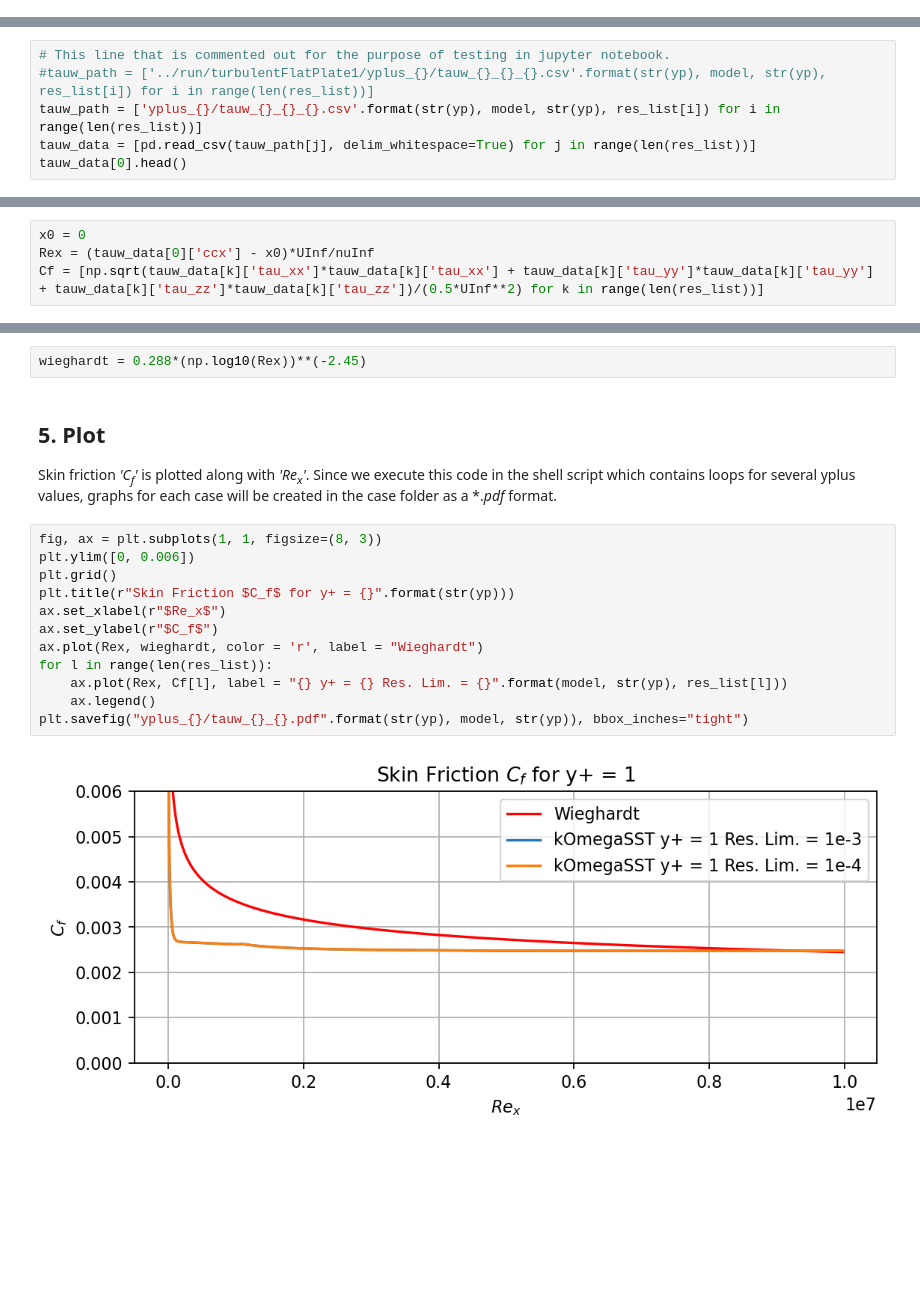
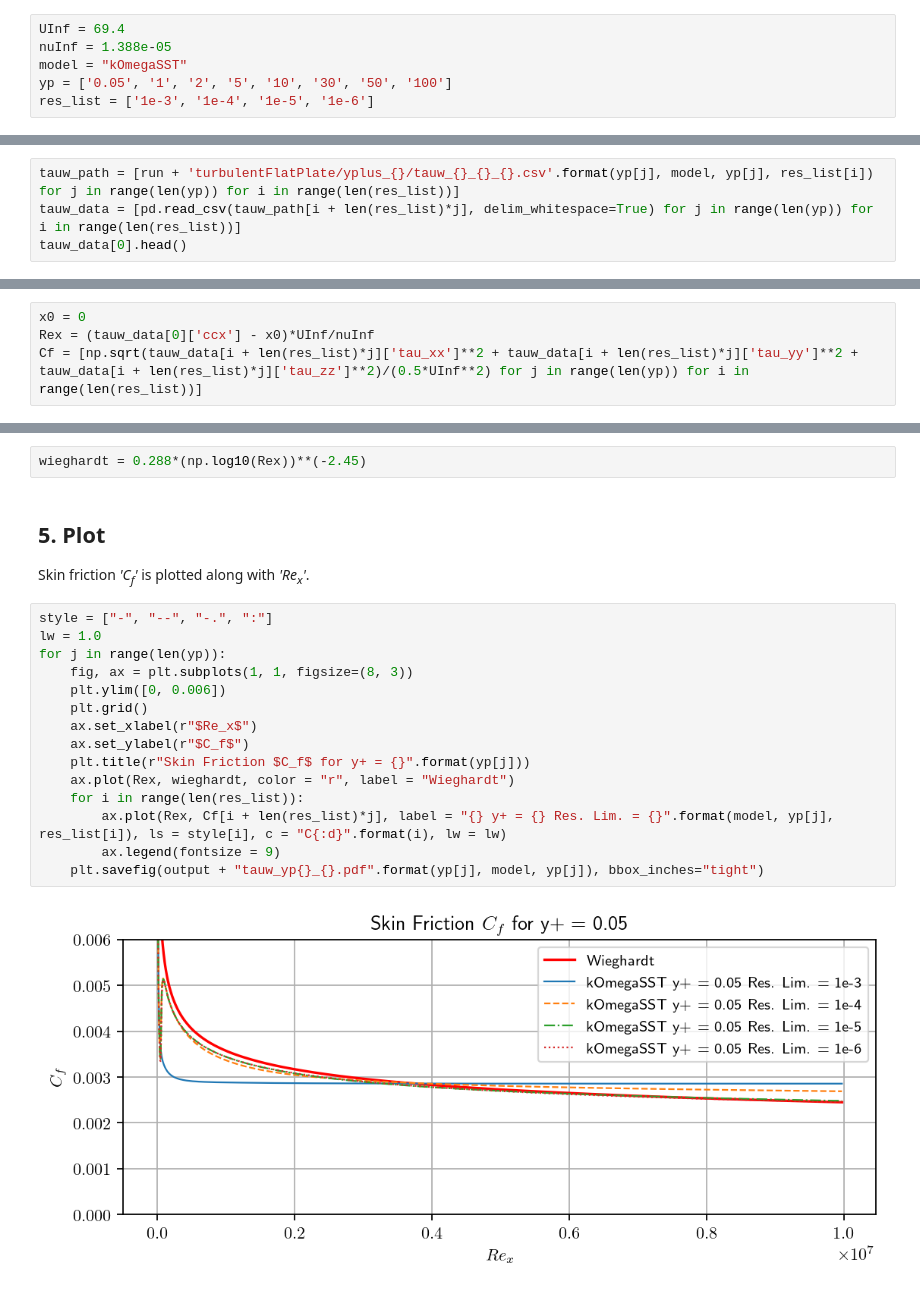
Before and after one commit to AndreWeiner/wall_modeling, a Jupyter notebook: notebooks/PlotCf.ipynb, the cells around one changed output, grey strips where cells are left out. Saved outputs shown, nothing was run; the diff lists cells and outputs as text; blank space fills up the shorter version.

```diff
--- a/notebooks/PlotCf.ipynb
+++ b/notebooks/PlotCf.ipynb
@@ -41,2 +24,8 @@ res_list = res_list[1:]
+# %%
+UInf = 69.4
+nuInf = 1.388e-05
+model = "kOmegaSST"
+yp = ['0.05', '1', '2', '5', '10', '30', '50', '100']
+res_list = ['1e-3', '1e-4', '1e-5', '1e-6']
 # %% [markdown]
 ## **2. Load Data**
@@ -44,8 +33,6 @@ A \*.*csv* file that is created during simulation is loaded to python. For this
 # %%
-# This line that is commented out for the purpose of testing in jupyter notebook.
-#tauw_path = ['../run/turbulentFlatPlate1/yplus_{}/tauw_{}_{}_{}.csv'.format(str(yp), model, str(yp), res_list[i]) for i in range(len(res_list))]
-tauw_path = ['yplus_{}/tauw_{}_{}_{}.csv'.format(str(yp), model, str(yp), res_list[i]) for i in range(len(res_list))]
-tauw_data = [pd.read_csv(tauw_path[j], delim_whitespace=True) for j in range(len(res_list))]
+tauw_path = [run + 'turbulentFlatPlate/yplus_{}/tauw_{}_{}_{}.csv'.format(yp[j], model, yp[j], res_list[i]) for j in range(len(yp)) for i in range(len(res_list))]
+tauw_data = [pd.read_csv(tauw_path[i + len(res_list)*j], delim_whitespace=True) for j in range(len(yp)) for i in range(len(res_list))]
 tauw_data[0].head()
 # %% [output]
 |  | ccx | tau_xx | tau_yy | tau_zz |
@@ -61,7 +48,7 @@ tauw_data[0].head()
 # %%
 x0 = 0
 Rex = (tauw_data[0]['ccx'] - x0)*UInf/nuInf
-Cf = [np.sqrt(tauw_data[k]['tau_xx']*tauw_data[k]['tau_xx'] + tauw_data[k]['tau_yy']*tauw_data[k]['tau_yy'] + tauw_data[k]['tau_zz']*tauw_data[k]['tau_zz'])/(0.5*UInf**2) for k in range(len(res_list))]
+Cf = [np.sqrt(tauw_data[i + len(res_list)*j]['tau_xx']**2 + tauw_data[i + len(res_list)*j]['tau_yy']**2 + tauw_data[i + len(res_list)*j]['tau_zz']**2)/(0.5*UInf**2) for j in range(len(yp)) for i in range(len(res_list))]
 # %% [markdown]
 ## **4. Experimental Data by Wieghardt**
 
@@ -71,18 +58,21 @@ wieghardt = 0.288*(np.log10(Rex))**(-2.45)
 # %% [markdown]
 ## **5. Plot**
 
-Skin friction *'C<sub>f</sub>'* is plotted along with *'Re<sub>x</sub>'*. Since we execute this code in the shell script which contains loops for several yplus values, graphs for each case will be created in the case folder as a \*.*pdf* format.
+Skin friction *'C<sub>f</sub>'* is plotted along with *'Re<sub>x</sub>'*.
 # %%
-fig, ax = plt.subplots(1, 1, figsize=(8, 3))
-plt.ylim([0, 0.006])
-plt.grid()
-plt.title(r"Skin Friction $C_f$ for y+ = {}".format(str(yp)))
-ax.set_xlabel(r"$Re_x$")
-ax.set_ylabel(r"$C_f$")
-ax.plot(Rex, wieghardt, color = 'r', label = "Wieghardt")
-for l in range(len(res_list)):
-    ax.plot(Rex, Cf[l], label = "{} y+ = {} Res. Lim. = {}".format(model, str(yp), res_list[l]))
-    ax.legend()
-plt.savefig("yplus_{}/tauw_{}_{}.pdf".format(str(yp), model, str(yp)), bbox_inches="tight")
+style = ["-", "--", "-.", ":"]
+lw = 1.0
+for j in range(len(yp)):
+    fig, ax = plt.subplots(1, 1, figsize=(8, 3))
+    plt.ylim([0, 0.006])
+    plt.grid()
+    ax.set_xlabel(r"$Re_x$")
+    ax.set_ylabel(r"$C_f$")
+    plt.title(r"Skin Friction $C_f$ for y+ = {}".format(yp[j]))
+    ax.plot(Rex, wieghardt, color = "r", label = "Wieghardt")
+    for i in range(len(res_list)):
+        ax.plot(Rex, Cf[i + len(res_list)*j], label = "{} y+ = {} Res. Lim. = {}".format(model, yp[j], res_list[i]), ls = style[i], c = "C{:d}".format(i), lw = lw)
+        ax.legend(fontsize = 9)
+    plt.savefig(output + "tauw_yp{}_{}.pdf".format(yp[j], model, yp[j]), bbox_inches="tight")
 # %% [output]
-[figure, old version]
+[figure, new version]
```
Also changed, not shown: parts of 8 cells of this notebook, 1 other file.
